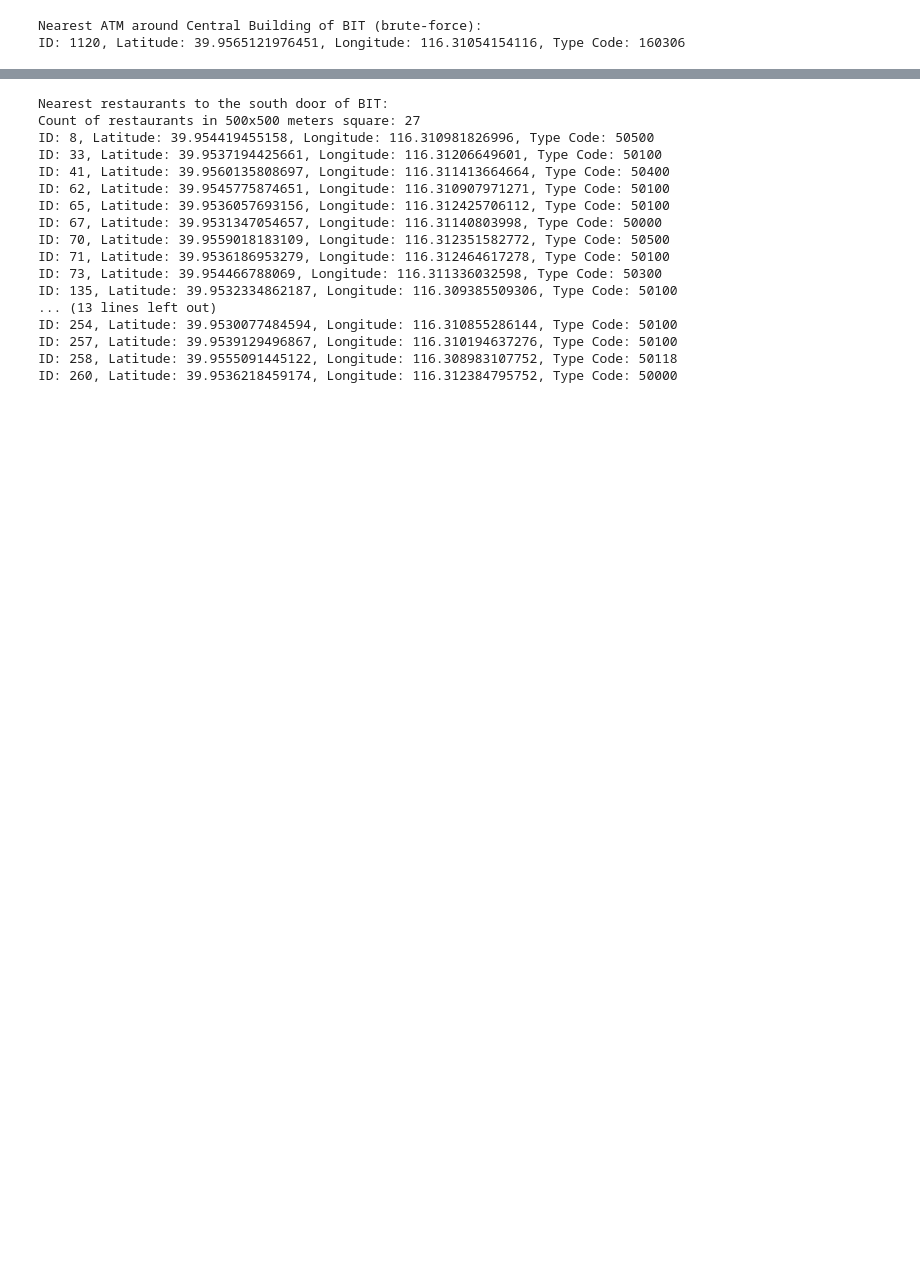
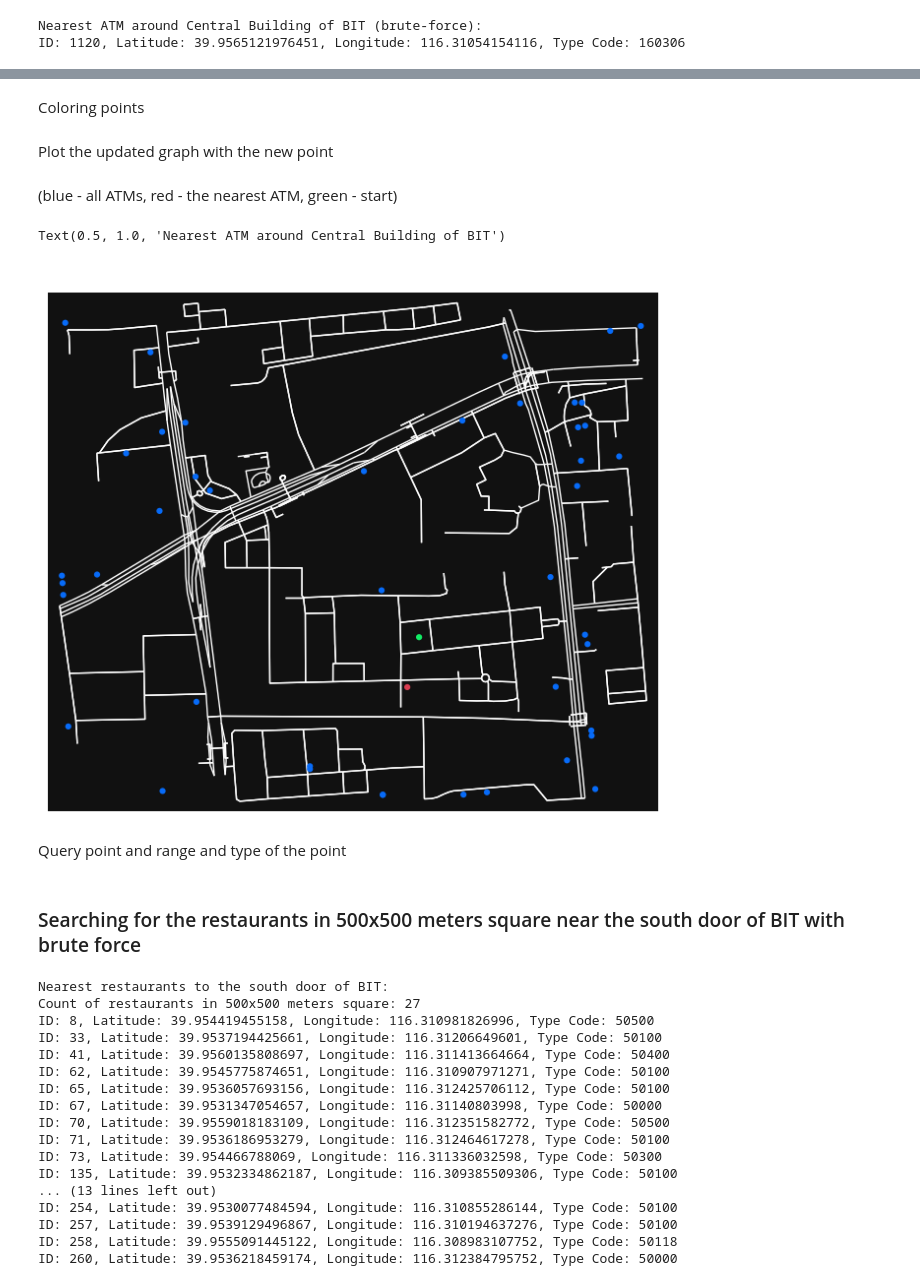
Before and after one commit to GarlicRoll/Data-Science-And-Algorithms, a Jupyter notebook: Lab2.ipynb, the cells around one changed output, grey strips where cells are left out. Saved outputs shown, nothing was run; the diff lists cells and outputs as text; code cells hidden in the pictures; blank space fills up the shorter version.

Commit message:
Added covering the map. only thing to do now - update one function for checking near cells

```diff
--- a/Lab2.ipynb
+++ b/Lab2.ipynb
@@ -238,0 +326,2 @@ ID: 1120, Latitude: 39.9565121976451, Longitude: 116.31054154116, Type Code: 160
+# %%
+G.add_node("ATM", x=res.longitude, y=res.latitude)
@@ -238,0 +330,2 @@ ID: 1120, Latitude: 39.9565121976451, Longitude: 116.31054154116, Type Code: 160
+# %%
+G.add_node("ME", x=query_point.longitude, y=query_point.latitude)
@@ -238,0 +334,34 @@ ID: 1120, Latitude: 39.9565121976451, Longitude: 116.31054154116, Type Code: 160
+# %%
+i = 0
+for poi in index.poi_list:
+    if poi.type_code.startswith(type_regex_str):
+        # Adding the nearest ATM only one time
+        if not (G.nodes["ATM"]["x"] == poi.longitude and G.nodes["ATM"]["y"] == poi.latitude):
+            # Making new ids
+            i += 1
+            G.add_node(i, x=poi.longitude, y=poi.latitude)
+# %% [markdown]
+Coloring points
+# %%
+node_color = []
+for n in G.nodes():
+    if n == "ATM":
+        node_color.append("#DA3E52")
+    elif n == "ME":
+        node_color.append("#12ed65")
+    elif 1 <= n <= 1000000:
+        node_color.append("#076bf8")
+    else:
+        node_color.append("none")
+# %% [markdown]
+Plot the updated graph with the new point
+# %% [markdown]
+(blue - all ATMs, red - the nearest ATM, green - start)
+# %%
+fig, ax = ox.plot_graph(G, node_color=node_color, node_size=20, edge_color="w", show=False, close=False)
+ax.set_title("Nearest ATM around Central Building of BIT", color="white")
+# %% [output]
+Text(0.5, 1.0, 'Nearest ATM around Central Building of BIT')
+[figure, added]
+# %% [markdown]
+Query point and range and type of the point
@@ -239 +372,3 @@ ID: 1120, Latitude: 39.9565121976451, Longitude: 116.31054154116, Type Code: 160
+# %% [markdown]
+### Searching for the restaurants in 500x500 meters square near the south door of BIT with brute force
 # %%
```
Also changed, not shown: parts of 66 cells of this notebook.
